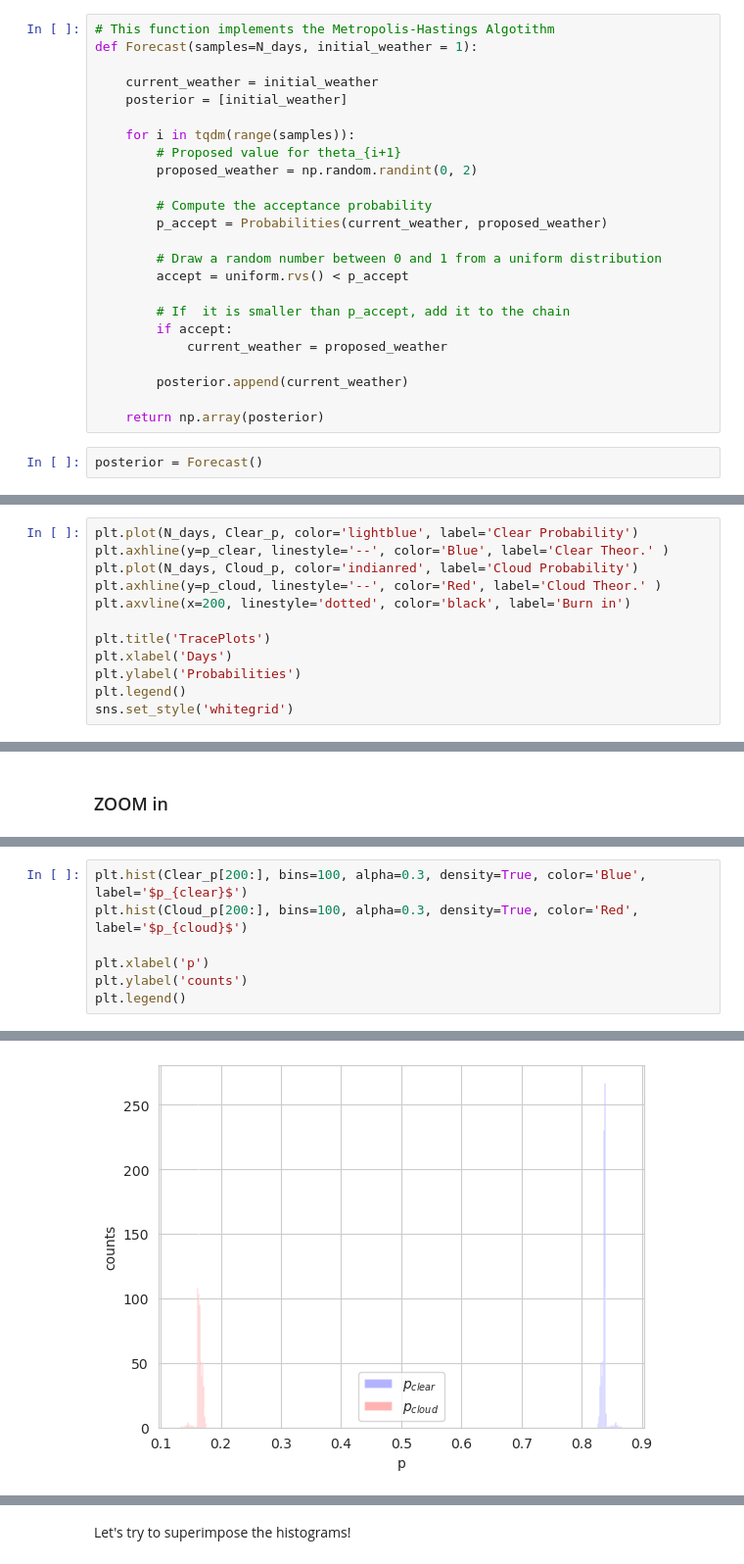
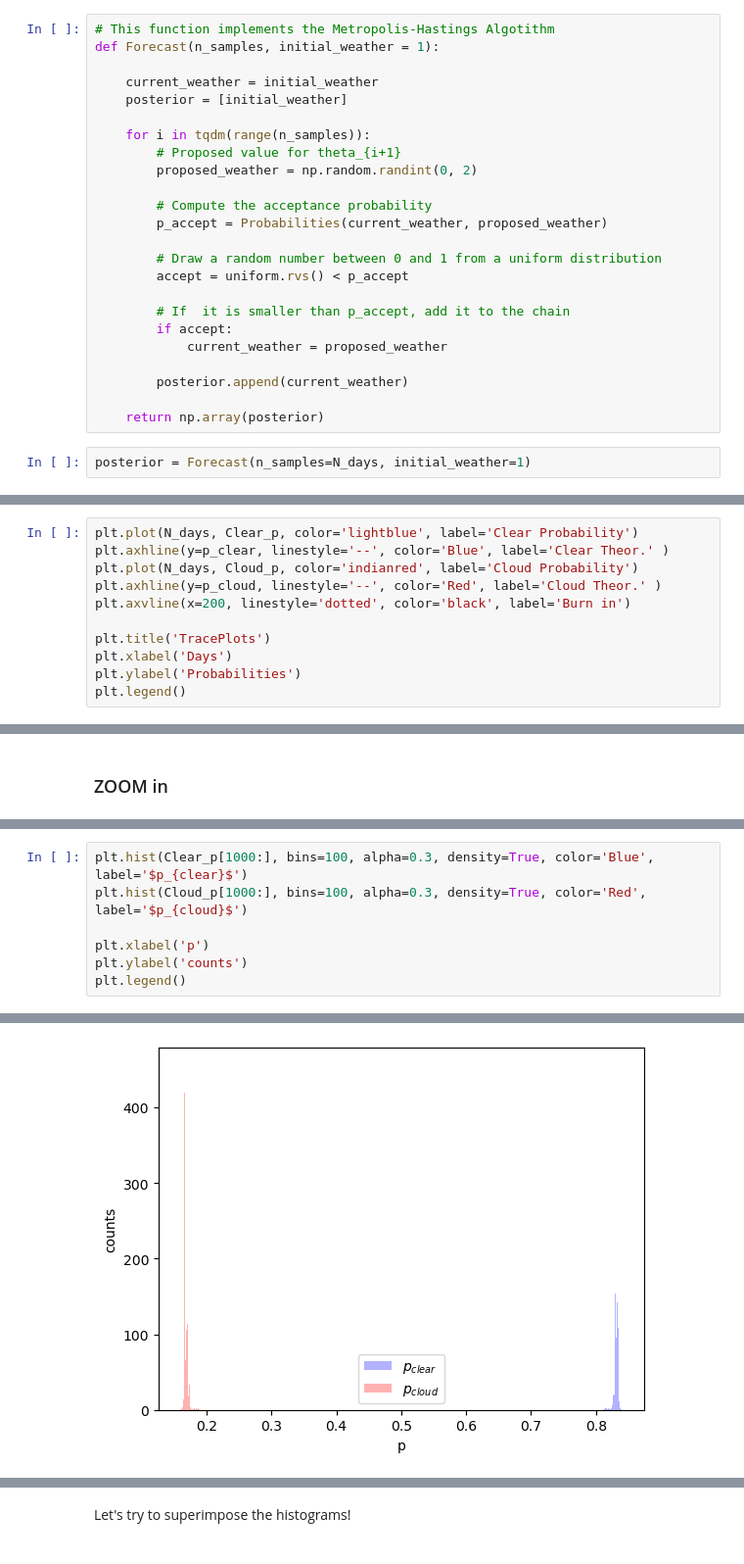
Before and after one commit to SimoneArienti/astrostatistics_bicocca_2024, a Jupyter notebook: working/Ex 09 Telescope Observations.ipynb, the cells around one changed output, grey strips where cells are left out. Shown at 98% size. Drawn from its saved outputs; the diff is of its cells as text.

```diff
--- a/working/Ex 09 Telescope Observations.ipynb
+++ b/working/Ex 09 Telescope Observations.ipynb
@@ -100,12 +100,12 @@ def Probabilities(current, proposed):
 Forecast function: takes the number of days and the initial condition and returns an array with the forecast for the N days!
 # %%
 # This function implements the Metropolis-Hastings Algotithm
-def Forecast(samples=N_days, initial_weather = 1):
+def Forecast(n_samples, initial_weather = 1):
 
     current_weather = initial_weather
     posterior = [initial_weather]
 
-    for i in tqdm(range(samples)):
+    for i in tqdm(range(n_samples)):
         # Proposed value for theta_{i+1}
         proposed_weather = np.random.randint(0, 2)
 
@@ -123,7 +123,7 @@ def Forecast(samples=N_days, initial_weather = 1):
 
     return np.array(posterior)
 # %%
-posterior = Forecast()
+posterior = Forecast(n_samples=N_days, initial_weather=1)
 # %%
 posterior
 # %% [output]
@@ -163,5 +163,4 @@ plt.title('TracePlots')
 plt.xlabel('Days')
 plt.ylabel('Probabilities')
 plt.legend()
-sns.set_style('whitegrid')
 # %% [output]
@@ -258,13 +283,13 @@ plt.legend()
 # %%
-plt.hist(Clear_p[200:], bins=100, alpha=0.3, density=True, color='Blue', label='$p_{clear}$')
-plt.hist(Cloud_p[200:], bins=100, alpha=0.3, density=True, color='Red',  label='$p_{cloud}$')
+plt.hist(Clear_p[1000:], bins=100, alpha=0.3, density=True, color='Blue', label='$p_{clear}$')
+plt.hist(Cloud_p[1000:], bins=100, alpha=0.3, density=True, color='Red',  label='$p_{cloud}$')
 
 plt.xlabel('p')
 plt.ylabel('counts')
 plt.legend()
 # %% [output]
 <matplotlib.legend.Legend at 0x...>
-[figure, old version]
+[figure, new version]
 # %%
 mean_p_clear_200 = np.mean(Clear_p[200:])
 mean_p_cloud_200 = np.mean(Cloud_p[200:])
```
Also changed, not shown: parts of 15 cells of this notebook.
